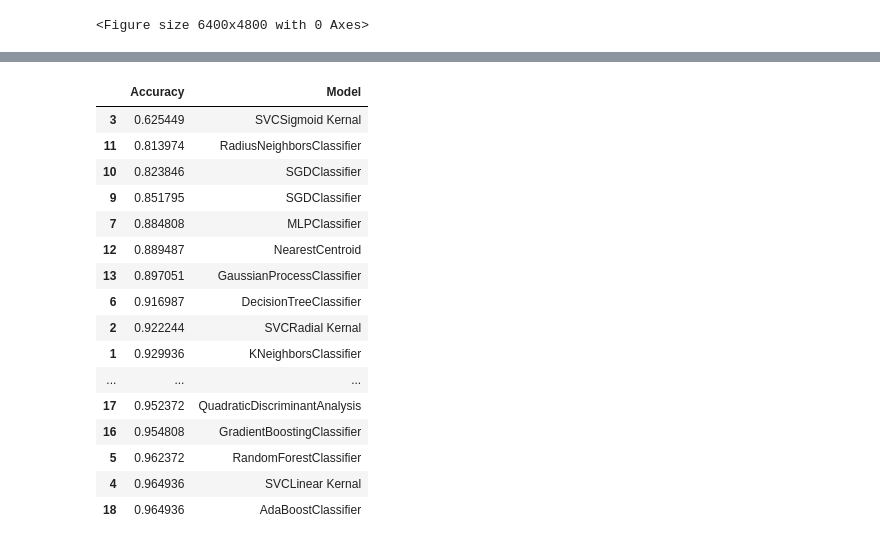
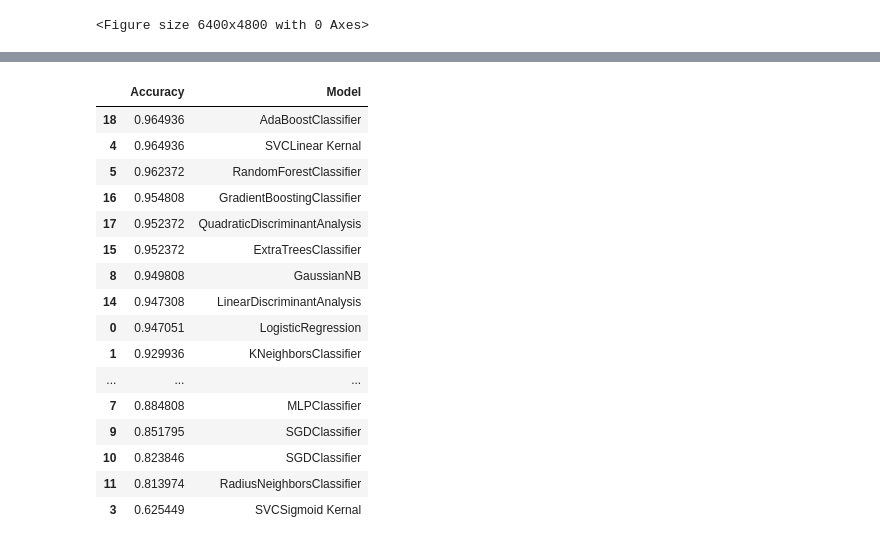
Before and after one commit to bekkblando/wisconsin_data, a Jupyter notebook: Testing.ipynb, the cells around one changed output, grey strips where cells are left out. Saved outputs shown, nothing was run; the diff lists cells and outputs as text; code cells hidden in the pictures.

Commit message:
accuracy in descending

```diff
--- a/Testing.ipynb
+++ b/Testing.ipynb
@@ -673,23 +651,23 @@ acc
 # %%
 pd.DataFrame({
     'Accuracy': acc,
     'Model': labels
-}).sort_values('Accuracy')
+}).sort_values('Accuracy', ascending=False)
 # %% [output]
 |  | Accuracy | Model |
-| 3 | 0.625449 | SVCSigmoid Kernal |
-| 11 | 0.813974 | RadiusNeighborsClassifier |
-| 10 | 0.823846 | SGDClassifier |
-| 9 | 0.851795 | SGDClassifier |
-| 7 | 0.884808 | MLPClassifier |
-| 12 | 0.889487 | NearestCentroid |
-| 13 | 0.897051 | GaussianProcessClassifier |
-| 6 | 0.916987 | DecisionTreeClassifier |
-| 2 | 0.922244 | SVCRadial Kernal |
+| 18 | 0.964936 | AdaBoostClassifier |
+| 4 | 0.964936 | SVCLinear Kernal |
+| 5 | 0.962372 | RandomForestClassifier |
+| 16 | 0.954808 | GradientBoostingClassifier |
+| 17 | 0.952372 | QuadraticDiscriminantAnalysis |
+| 15 | 0.952372 | ExtraTreesClassifier |
+| 8 | 0.949808 | GaussianNB |
+| 14 | 0.947308 | LinearDiscriminantAnalysis |
+| 0 | 0.947051 | LogisticRegression |
 | 1 | 0.929936 | KNeighborsClassifier |
 | ... | ... | ... |
-| 17 | 0.952372 | QuadraticDiscriminantAnalysis |
-| 16 | 0.954808 | GradientBoostingClassifier |
-| 5 | 0.962372 | RandomForestClassifier |
-| 4 | 0.964936 | SVCLinear Kernal |
-| 18 | 0.964936 | AdaBoostClassifier |
+| 7 | 0.884808 | MLPClassifier |
+| 9 | 0.851795 | SGDClassifier |
+| 10 | 0.823846 | SGDClassifier |
+| 11 | 0.813974 | RadiusNeighborsClassifier |
+| 3 | 0.625449 | SVCSigmoid Kernal |
```
Also changed, not shown: parts of 1 cell of this notebook.
